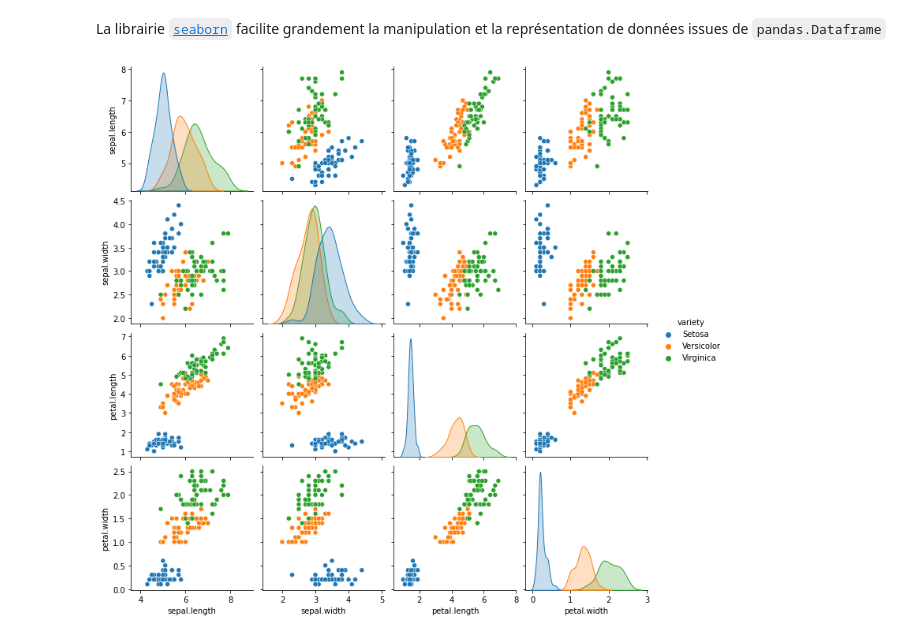
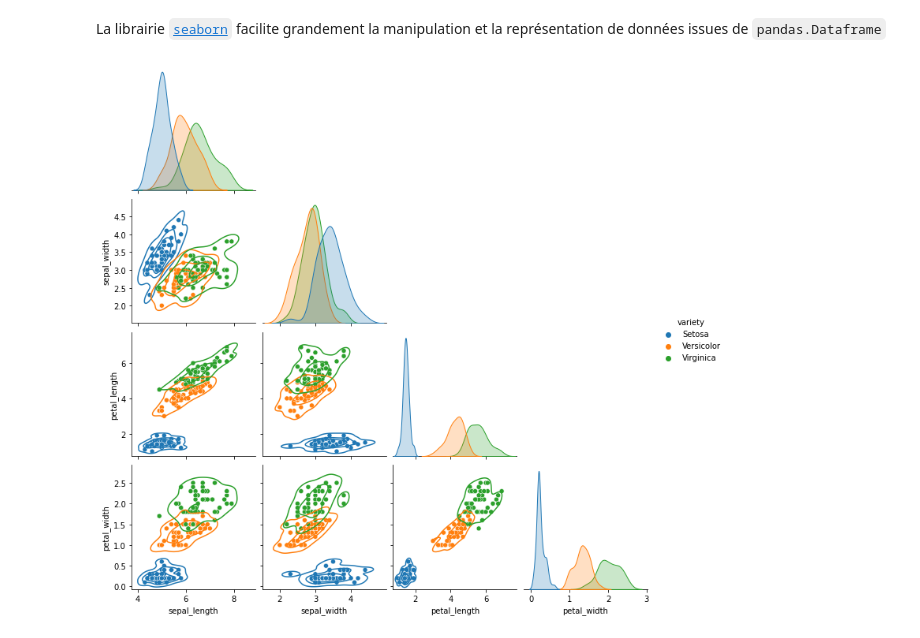
Before and after one commit to xgarrido/master_python_teaching, a Jupyter notebook: td/04_td_pandas.ipynb, the cells around one changed output. Saved outputs shown, nothing was run; the diff lists cells and outputs as text; code cells hidden in the pictures.

```diff
--- a/td/04_td_pandas.ipynb
+++ b/td/04_td_pandas.ipynb
@@ -251,6 +251,7 @@ La librairie [`seaborn`](https://seaborn.pydata.org/examples/scatterplot_matrix.
 # %%
 import seaborn as sns
 
-sns.pairplot(df, hue="variety");
+g = sns.pairplot(df, hue="variety", corner=True)
+g.map_lower(sns.kdeplot, levels=4, color=".2");
 # %% [output]
-[figure, old version]
+[figure, new version]
```
Also changed, not shown: parts of 3 cells of this notebook.
